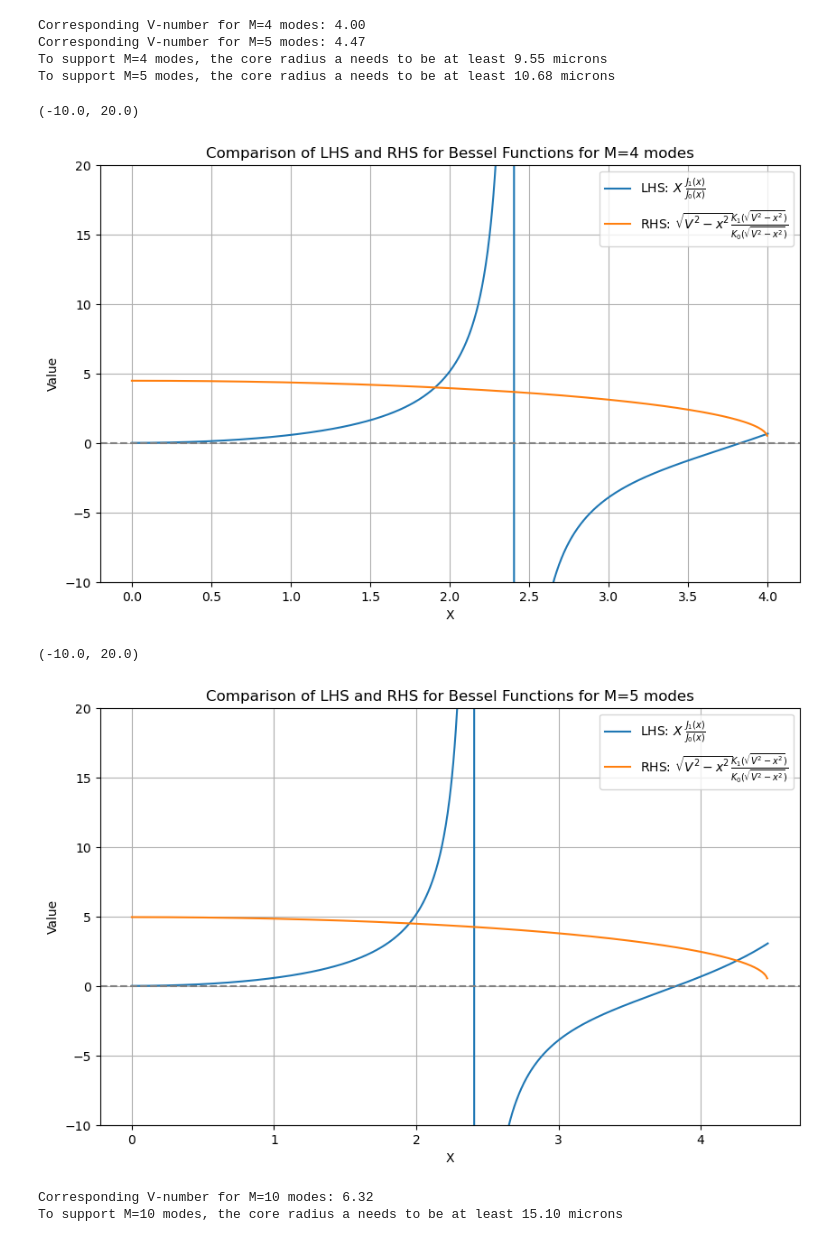
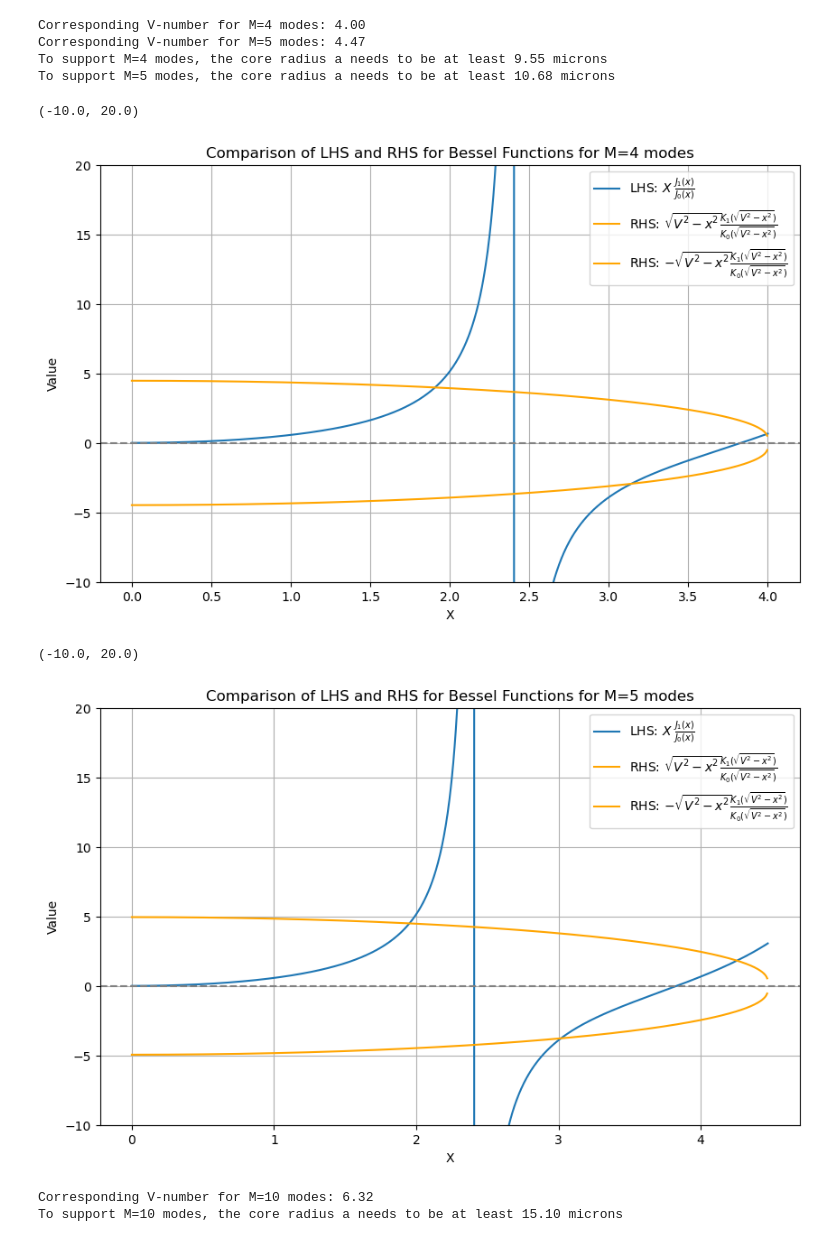
Before and after one commit to TongyueLiu/OH-Suppression-MRes-Project, a Jupyter notebook: Calculating Electric Field Properties.ipynb, the cells around one changed output. Saved outputs shown, nothing was run; the diff lists cells and outputs as text; code cells hidden in the pictures.

```diff
--- a/Calculating Electric Field Properties.ipynb
+++ b/Calculating Electric Field Properties.ipynb
@@ -625,6 +876,7 @@ X_m4 = np.linspace(0, V_m4, 1000)
 Y_m4 = np.sqrt((V_m4)**2 - X_m4**2)
 LHS_m4 = X_m4 * jv(1, X_m4) / jv(0, X_m4)
 RHS_m4 = Y_m4 * kv(1, Y_m4) / kv(0, Y_m4)
+RHS_m4_minus = - Y_m4 * kv(1, Y_m4) / kv(0, Y_m4)
 # %%
 X_m5 = np.linspace(0, V_m5, 1000)
 Y_m5 = np.sqrt((V_m5)**2 - X_m5**2)
@@ -633,21 +886,23 @@ RHS_m5 = Y_m5 * kv(1, Y_m5) / kv(0, Y_m5)
 # %%
 plt.figure(figsize=(10, 6))
 plt.plot(X_m4, LHS_m4, label='LHS: $X\ \\frac{J_1(x)}{J_0(x)}$')
-plt.plot(X_m4, RHS_m4, label='RHS: $\sqrt{V^2 - x^2} \\frac{K_1(\sqrt{V^2 - x^2})}{K_0(\sqrt{V^2 - x^2})}$')
+plt.plot(X_m4, RHS_m4, label='RHS: $\sqrt{V^2 - x^2} \\frac{K_1(\sqrt{V^2 - x^2})}{K_0(\sqrt{V^2 - x^2})}$', color='orange')
+plt.plot(X_m4, RHS_m4_minus, label='RHS: $-\sqrt{V^2 - x^2} \\frac{K_1(\sqrt{V^2 - x^2})}{K_0(\sqrt{V^2 - x^2})}$', color='orange')
 plt.axhline(0, color='gray', linestyle='--')
 plt.title('Comparison of LHS and RHS for Bessel Functions for M=4 modes')
 plt.xlabel('X')
 plt.ylabel('Value')
 plt.legend()
 plt.grid()
 plt.ylim(-10,20)
 # %% [output]
 (-10.0, 20.0)
-[figure, old version]
+[figure, new version]
 # %%
 plt.figure(figsize=(10, 6))
 plt.plot(X_m5, LHS_m5, label='LHS: $X\ \\frac{J_1(x)}{J_0(x)}$')
-plt.plot(X_m5, RHS_m5, label='RHS: $\sqrt{V^2 - x^2} \\frac{K_1(\sqrt{V^2 - x^2})}{K_0(\sqrt{V^2 - x^2})}$')
+plt.plot(X_m5, RHS_m5, label='RHS: $\sqrt{V^2 - x^2} \\frac{K_1(\sqrt{V^2 - x^2})}{K_0(\sqrt{V^2 - x^2})}$', color='orange')
+plt.plot(X_m5, RHS_m5_minus, label='RHS: $-\sqrt{V^2 - x^2} \\frac{K_1(\sqrt{V^2 - x^2})}{K_0(\sqrt{V^2 - x^2})}$', color='orange')
 plt.axhline(0, color='gray', linestyle='--')
 plt.title('Comparison of LHS and RHS for Bessel Functions for M=5 modes')
 plt.xlabel('X')
@@ -657,7 +912,7 @@ plt.grid()
 plt.ylim(-10,20)
 # %% [output]
 (-10.0, 20.0)
-[figure, old version]
+[figure, new version]
 # %%
 M10=10
 V_m10 = np.sqrt(4*M10)
```
Also changed, not shown: parts of 29 cells of this notebook, 1 other file.
